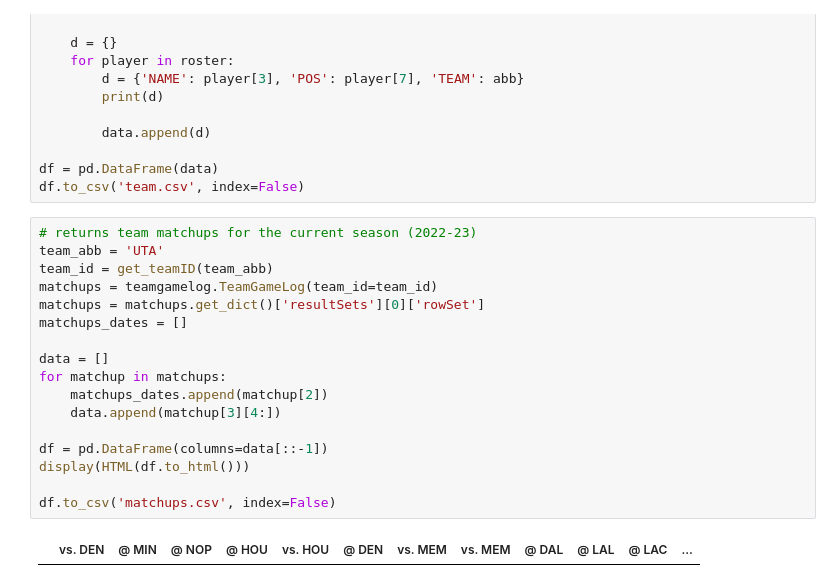
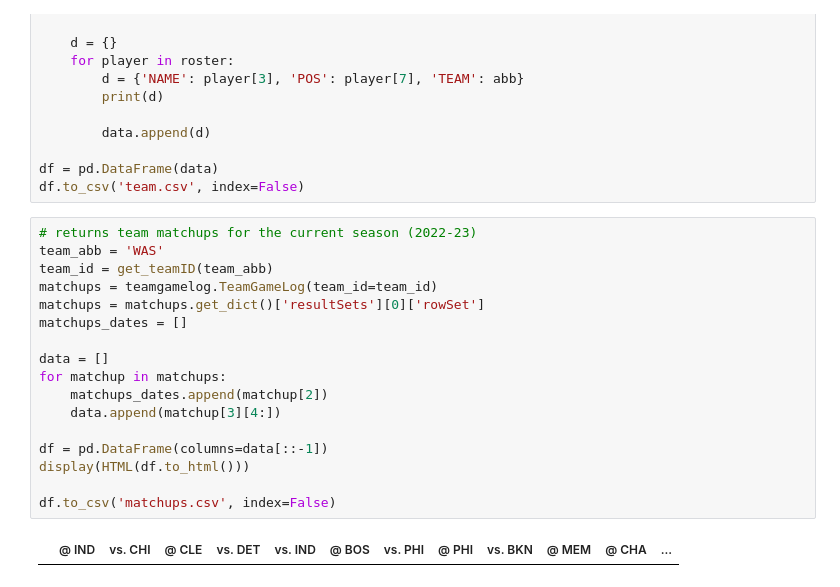
Before and after one commit to jdinh-782/nba_stats_trends, a Jupyter notebook: data.ipynb, the cells around one changed output. Drawn from its saved outputs; the diff is of its cells as text.

```diff
--- a/data.ipynb
+++ b/data.ipynb
@@ -75,23 +75,23 @@ df = pd.DataFrame(data)
 df.to_csv('team.csv', index=False)
 # %%
 # returns team matchups for the current season (2022-23)
-team_abb = 'UTA'
+team_abb = 'WAS'
 team_id = get_teamID(team_abb)
 matchups = teamgamelog.TeamGameLog(team_id=team_id)
 matchups = matchups.get_dict()['resultSets'][0]['rowSet']
 matchups_dates = []
 
 data = []
 for matchup in matchups:
     matchups_dates.append(matchup[2])
     data.append(matchup[3][4:])
 
 df = pd.DataFrame(columns=data[::-1])
 display(HTML(df.to_html()))
 
 df.to_csv('matchups.csv', index=False)
 # %% [output]
-|  | vs. DEN | @ MIN | @ NOP | @ HOU | vs. HOU | @ DEN | vs. MEM | vs. MEM | @ DAL | @ LAL | @ LAC | ... |
+|  | @ IND | vs. CHI | @ CLE | vs. DET | vs. IND | @ BOS | vs. PHI | @ PHI | vs. BKN | @ MEM | @ CHA | ... |
 # %%
 # return each player's stats for the specified season (2022-23)
 data = []
```
Also changed, not shown: parts of 1 cell of this notebook, 4 other files.
